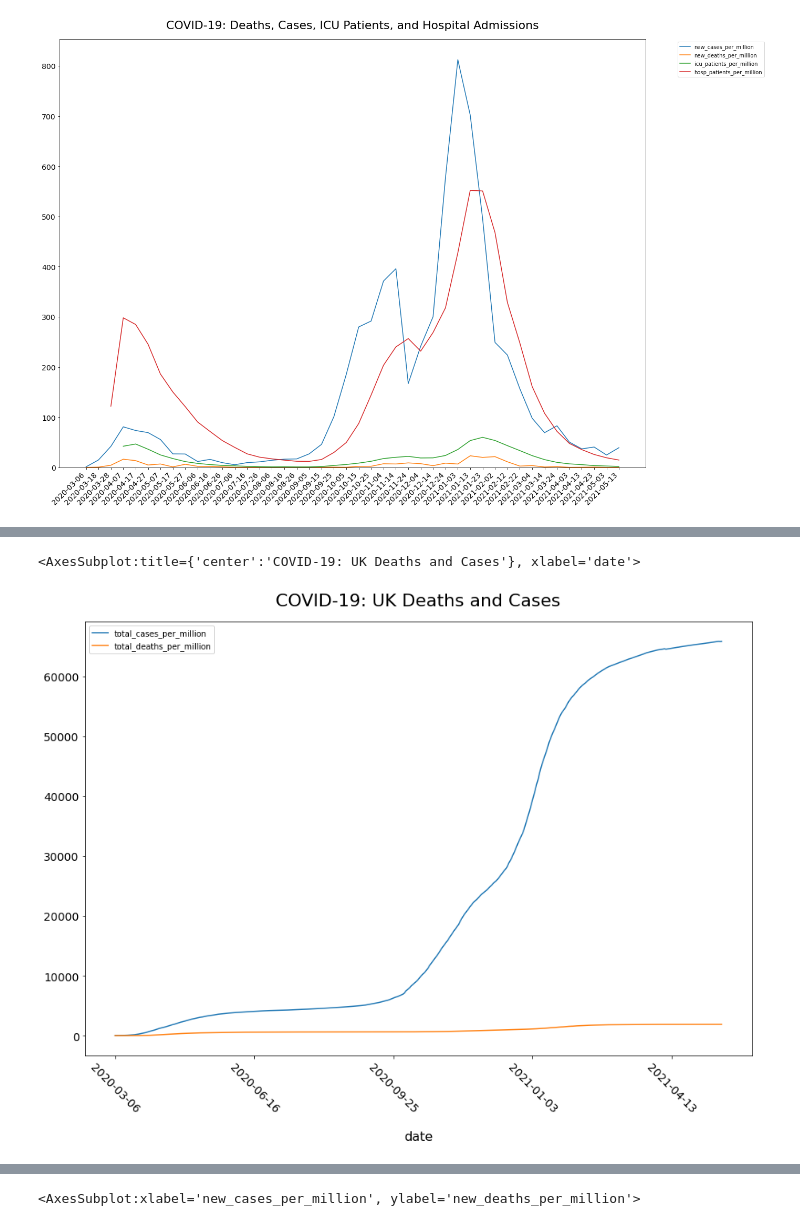
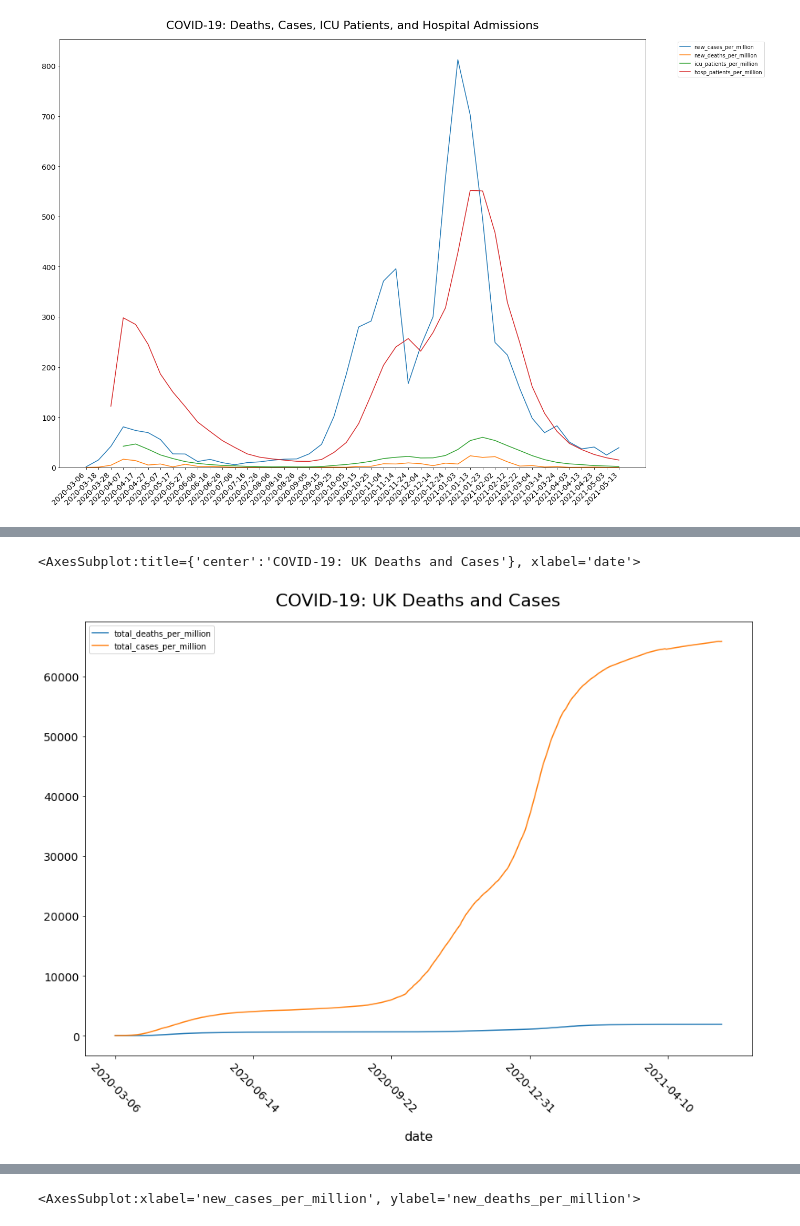
Before and after one commit to Squ4nchy/data_visualisation, a Jupyter notebook: data_visualisation.ipynb, the cells around one changed output, grey strips where cells are left out. Saved outputs shown, nothing was run; the diff lists cells and outputs as text; code cells hidden in the pictures.

```diff
--- a/data_visualisation.ipynb
+++ b/data_visualisation.ipynb
@@ -10,3 +11,5 @@ import re
+# %%
+pysqldf = lambda q: sqldf(q, globals())
 # %%
 # Matplotlib settings
 
@@ -191,9 +211,20 @@ cov_columns = [x for x in cov_columns if x not in ['total_deaths_per_million', '
+# %%
+# Total deaths and cases.
+q = '''
+SELECT date, total_deaths_per_million, total_cases_per_million
+FROM covid_data
+WHERE location IS 'United Kingdom'
+    AND continent IS NOT NULL
+    AND total_deaths_per_million > 0
+'''
+
+covid_totals = pysqldf(q)
 # %%
 fig, ax = figure_elements(15, 10)
-covid_to_date.drop(cov_columns, axis=1).plot.line(ax=ax, x='date', title='COVID-19: UK Deaths and Cases', rot=-45)
+covid_totals.plot.line(ax=ax, x='date', title='COVID-19: UK Deaths and Cases', rot=-45)
 # %% [output]
 <AxesSubplot:title={'center':'COVID-19: UK Deaths and Cases'}, xlabel='date'>
-[figure, old version]
+[figure, new version]
 # %%
 high_rated['turns'].plot.hist(title='High ELO Games: Turns Per Game')
 # %% [output]
```
Also changed, not shown: parts of 26 cells of this notebook, 1 other file.
